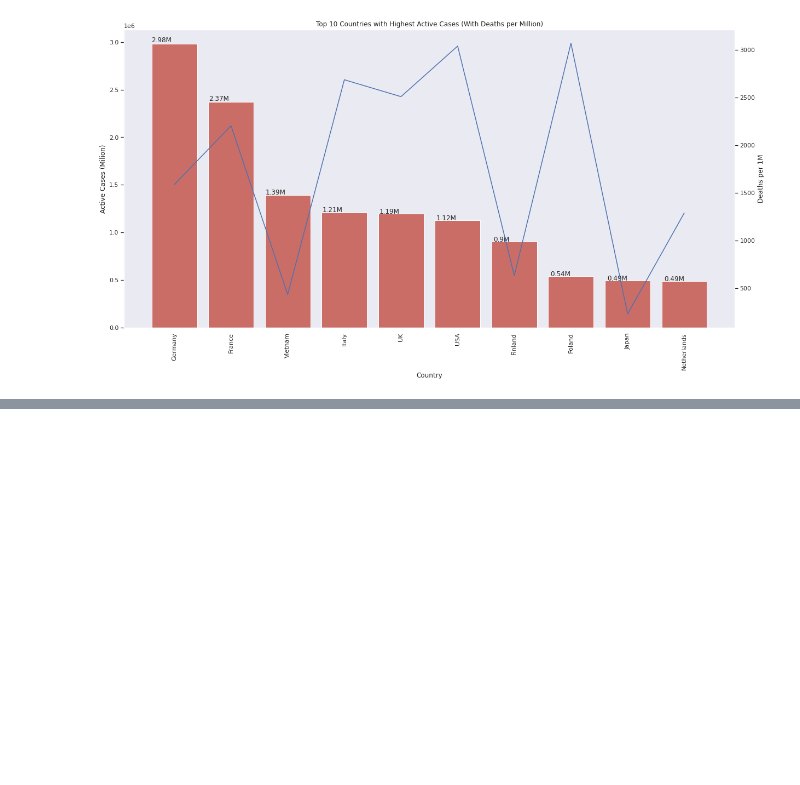
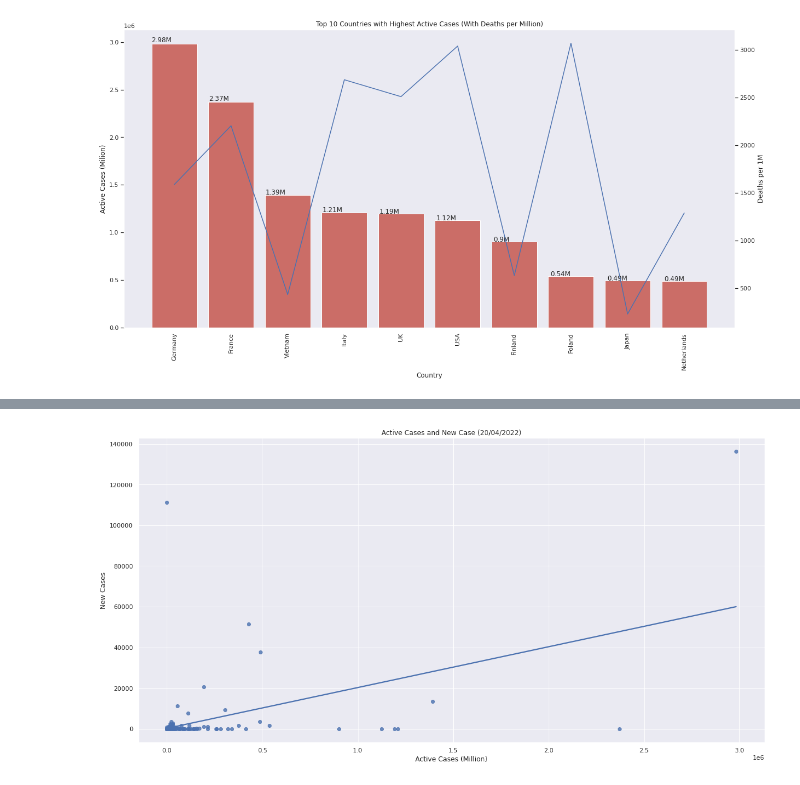
Before and after one commit to tu-leminh/visualization-lab, a Jupyter notebook: notebook.ipynb, the cells around one changed output, grey strips where cells are left out. Saved outputs shown, nothing was run; the diff lists cells and outputs as text; code cells hidden in the pictures; blank space fills up the shorter version.

```diff
--- a/notebook.ipynb
+++ b/notebook.ipynb
@@ -58,0 +81,8 @@ plt.show()
+# %%
+sns.set(rc={'figure.figsize':(20,10)})
+sns.regplot(x = "Active Cases", y = "New Cases", data= df, ci = None)
+plt.title('Active Cases and New Case (20/04/2022)')
+plt.xlabel('Active Cases (Million)')
+plt.show()
+# %% [output]
+[figure, added]
```
Also changed, not shown: parts of 4 cells of this notebook, 3 other files.
